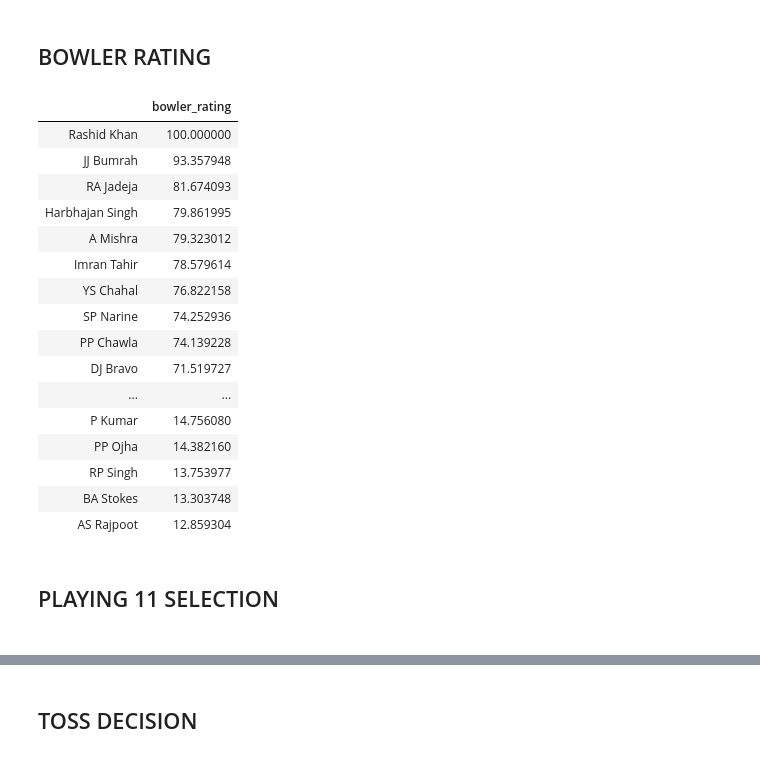
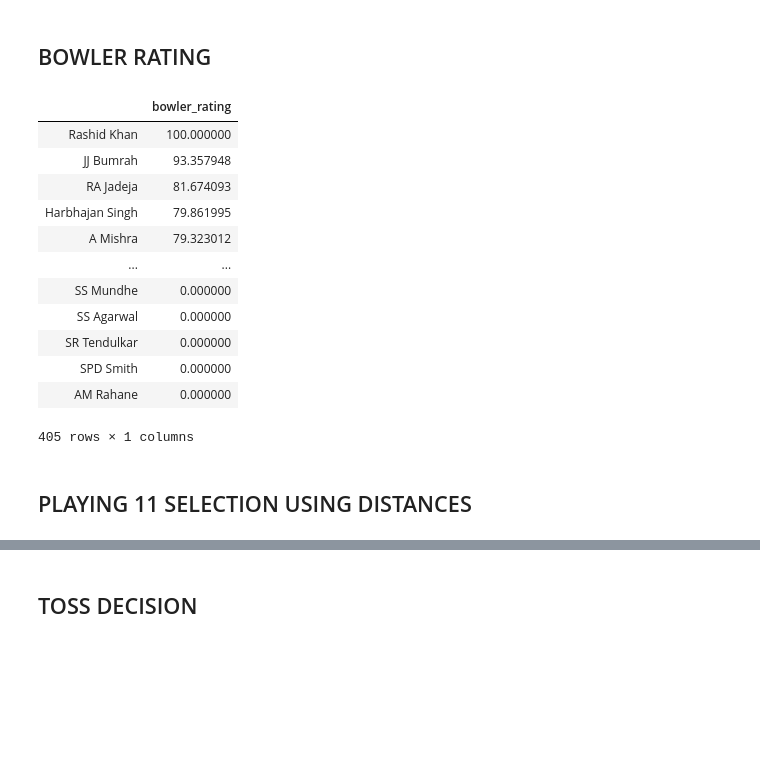
Before and after one commit to Lavitra15/ClassicXI, a Jupyter notebook: Code/DA_Project.ipynb, the cells around one changed output, grey strips where cells are left out. Saved outputs shown, nothing was run; the diff lists cells and outputs as text; code cells hidden in the pictures; blank space fills up the shorter version.

```diff
--- a/Code/DA_Project.ipynb
+++ b/Code/DA_Project.ipynb
@@ -201,3 +198,12 @@ new_data
 | 822 | Match tied (Delhi Capitals | 2020-09-20 | Dubai International Cricket Stadium | Delhi Capitals | 7 | 4 | Kings XI Punjab | 6 | ... |
 | 823 | Chennai Super Kings | 2020-09-19 | Sheikh Zayed Stadium | Mumbai Indians | 7 | 4 | Chennai Super Kings | 9 | ... |
 824 rows × 9 columns
+# %%
+player_details = pd.DataFrame({})
+for i in data.keys():
+    for j in data[i].keys():
+        y = pd.DataFrame(data[i][j]['team1']['players'])
+        player_details = pd.concat([player_details, y])
+player_details.drop_duplicates(inplace=True)
+player_details.reset_index(inplace=True)
+player_details
@@ -860,28 +792,23 @@ def get_bowler_rating(bowling_records, latest_bowling_records):
     return bowler_rating[["bowler_rating"]].sort_values(by=["bowler_rating"], ascending=False)
 # %%
 bowler_rating = get_bowler_rating(bowling_records, latest_bowling_records)
-bowler_rating.to_csv("bowler_rating.csv")
-bowler_rating.head(50)
+bowler_rating
 # %% [output]
 |  | bowler_rating |
 | Rashid Khan | 100.000000 |
 | JJ Bumrah | 93.357948 |
 | RA Jadeja | 81.674093 |
 | Harbhajan Singh | 79.861995 |
 | A Mishra | 79.323012 |
-| Imran Tahir | 78.579614 |
-| YS Chahal | 76.822158 |
-| SP Narine | 74.252936 |
-| PP Chawla | 74.139228 |
-| DJ Bravo | 71.519727 |
 | ... | ... |
-| P Kumar | 14.756080 |
-| PP Ojha | 14.382160 |
-| RP Singh | 13.753977 |
-| BA Stokes | 13.303748 |
-| AS Rajpoot | 12.859304 |
+| SS Mundhe | 0.000000 |
+| SS Agarwal | 0.000000 |
+| SR Tendulkar | 0.000000 |
+| SPD Smith | 0.000000 |
+| AM Rahane | 0.000000 |
+405 rows × 1 columns
 # %% [markdown]
-<h2> PLAYING 11 SELECTION <h2>
+<h2> PLAYING 11 SELECTION USING DISTANCES </h2>
 # %%
 given_team = ["SP Narine", "A Mishra", "DJ Bravo", "RA Jadeja", \
               "SL Malinga", "CH Gayle", "AB de Villiers", "MS Dhoni", \
```
Also changed, not shown: parts of 40 cells of this notebook.
